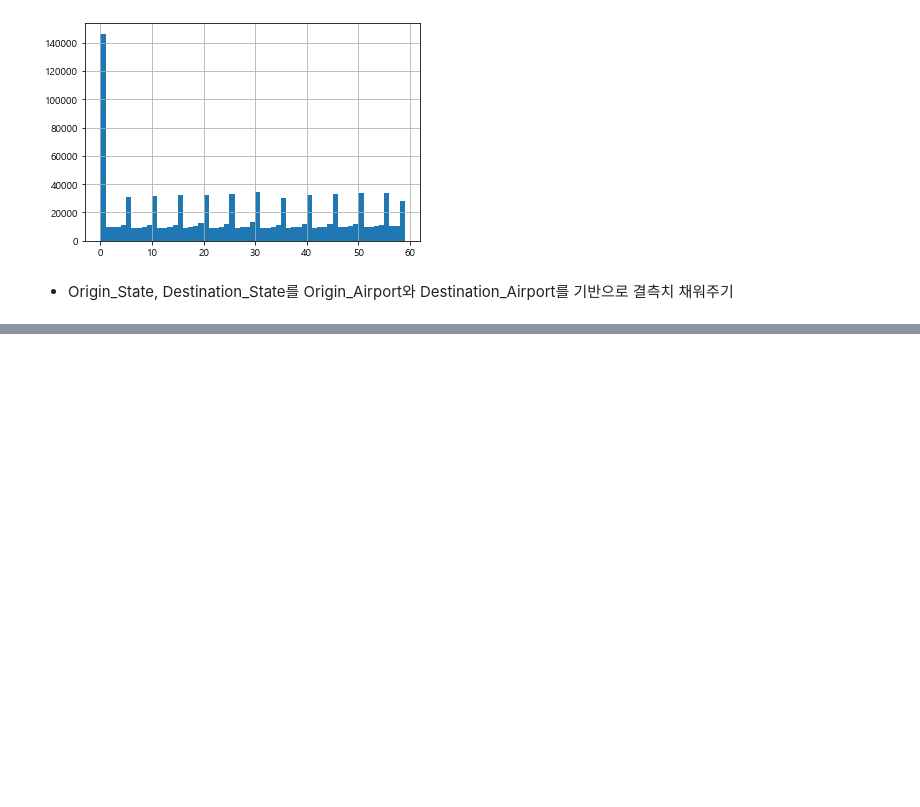
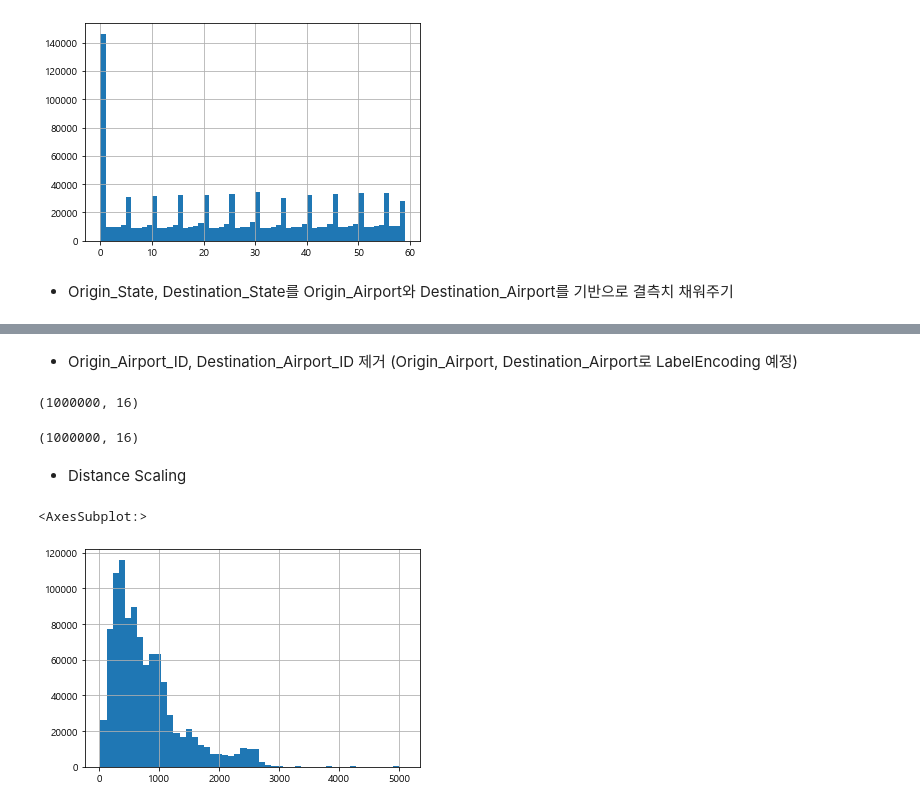
Before and after one commit to ParkGyuho/dacon_flight, a Jupyter notebook: 02.DataPreprocessing.ipynb, the cells around one changed output, grey strips where cells are left out. Saved outputs shown, nothing was run; the diff lists cells and outputs as text; code cells hidden in the pictures; blank space fills up the shorter version.

```diff
--- a/02.DataPreprocessing.ipynb
+++ b/02.DataPreprocessing.ipynb
@@ -152,0 +184,8 @@ train['Estimated_Arrival_Min'].hist(bins=59)
+# %%
+'''
+for airport_code in train['Origin_Airport'].unique():
+    os_by_oa = train.loc[train['Origin_Airport'] == airport_code, 'Origin_State']
+    if os_by_oa.isna().sum():
+        train.loc[train['Origin_Airport'] == airport_code,
+                  'Origin_State'] = os_by_oa.fillna(os_by_oa.mode()[0])
+'''
@@ -152,0 +228,10 @@ train['Estimated_Arrival_Min'].hist(bins=59)
+# %%
+train.loc[train['Destination_Airport'] == 'YNG', 'Destination_State'] = 'Ohio'
+# %%
+'''
+for airport_code in train['Destination_Airport'].unique():
+    os_by_oa = train.loc[train['Destination_Airport']
+                         == airport_code, 'Destination_State']
+    if os_by_oa.isna().sum():
+        train.loc[train['Destination_Airport'] == airport_code,'Destination_State'] = os_by_oa.fillna(os_by_oa.mode()[0])
+'''
@@ -152,0 +344,18 @@ train['Estimated_Arrival_Min'].hist(bins=59)
+# %% [markdown]
+- Origin_Airport_ID, Destination_Airport_ID 제거</br>
+(Origin_Airport, Destination_Airport로 LabelEncoding 예정)
+# %%
+train = train.drop(['Origin_Airport_ID','Destination_Airport_ID'],axis=1)
+test = test.drop(['Origin_Airport_ID','Destination_Airport_ID'],axis=1)
+# %%
+display(train.shape, test.shape)
+# %% [output]
+(1000000, 16)
+(1000000, 16)
+# %% [markdown]
+- Distance Scaling
+# %%
+train['Distance'].hist(bins=50)
+# %% [output]
+<AxesSubplot:>
+[figure, added]
```
Also changed, not shown: parts of 41 cells of this notebook.
